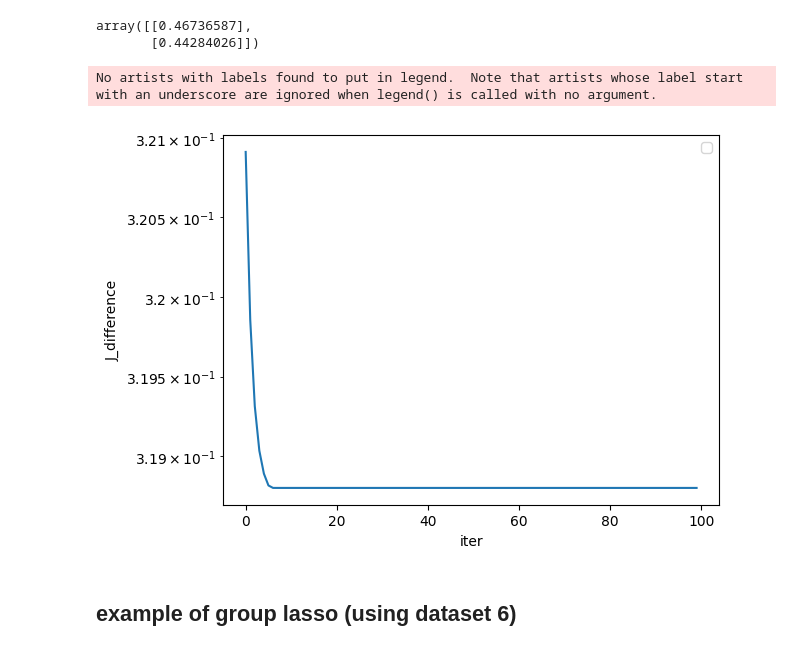
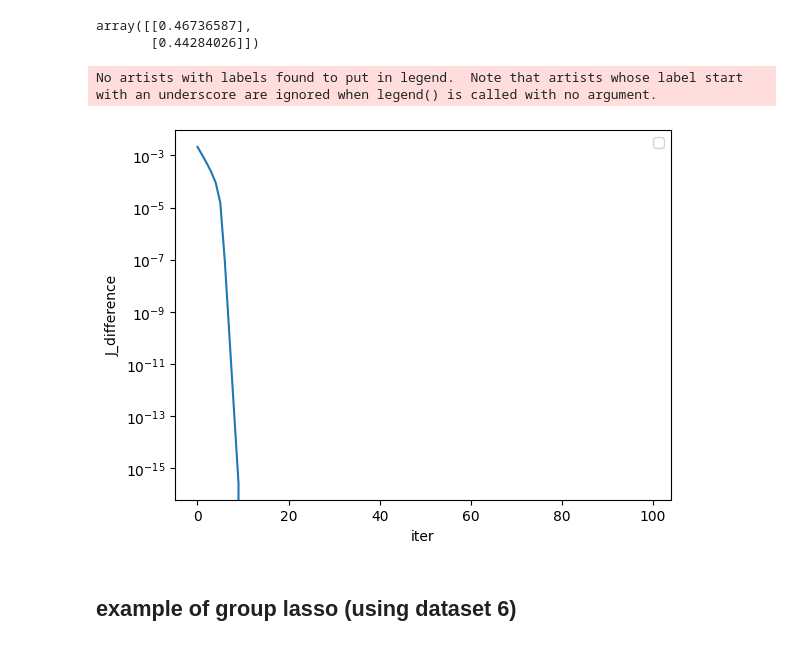
Before and after one commit to gray-1to/ad_ML_2023, a Jupyter notebook: ad_mid_report.ipynb, the cells around one changed output. Drawn from its saved outputs; the diff is of its cells as text; code cells hidden in the pictures.

```diff
--- a/ad_mid_report.ipynb
+++ b/ad_mid_report.ipynb
@@ -134,7 +131,6 @@ plt.plot(np.extract(y_d4<0,x_d4[:,0]),np.extract(y_d4<0,x_d4[:,1]), 'o')
 def J(x: np.ndarray, y: np.ndarray, w: np.ndarray, penalty_weight: float):
     loss = penalty_weight * w.T @ w
     for xi, yi in zip(x, y):
-        # pdb.set_trace()
         loss += np.log(1 + np.exp(-yi*w.T@xi))
     return loss
 
@@ -147,7 +143,7 @@ def dJ(x: np.ndarray, y: np.ndarray, w: np.ndarray, penalty_weight: float):
 def HJ(x: np.ndarray, y: np.ndarray, w: np.ndarray, penalty_weight: float):
     H = 2 * penalty_weight * np.identity(len(x[0]))
     for xi, yi in zip(x, y):
-        H += yi**2 * np.exp(-yi*w.T@xi) * xi.reshape(-1, 1)@xi.T.reshape(1, -1) / (1 + np.exp(-yi*w.T@xi))**2
+        H += yi**2 * np.exp(-yi*w.T@xi) * xi@xi.T / (1 + np.exp(-yi*w.T@xi))**2
     return H
 # %%
 # implement batch steepest gradient method here
@@ -345,35 +341,35 @@ max_iter = 100
 lam = 0.5
 obj_hist = np.zeros(max_iter)
 w: np.ndarray = np.zeros((len(mu), 1))
 
 prox_vec_func = np.vectorize(prox)
 
 eigs, _ = LA.eig(A)
 eta = np.max(eigs)**-1
 
 
 # init
 w: np.ndarray = np.zeros((len(mu), 1))
 
 ### implement PG ###
 for i in range(max_iter):
   y: np.ndarray = w - eta * df(w, mu, A)
   w = prox_vec_func(y, eta, lam)
   # log
   obj_hist[i] = f(w, mu, A, lam)
 
 
 fig, ax = plt.subplots()
-ax.plot(obj_hist)
+ax.plot(obj_hist - obj_hist[-1])
 ax.set_xlabel('iter')
 ax.set_ylabel('J_difference')
 ax.set_yscale('log')
 ax.legend()
 fig.show()
 fig.savefig('data/2-2-J_difference.png')
 # %% [output]
 No artists with labels found to put in legend.  Note that artists whose label start with an underscore are ignored when legend() is called with no argument.
-[figure, old version]
+[figure, new version]
 # %% [markdown]
 ## example of group lasso (using dataset 6)
 # %%
```
Also changed, not shown: parts of 5 cells of this notebook, 4 other files.
